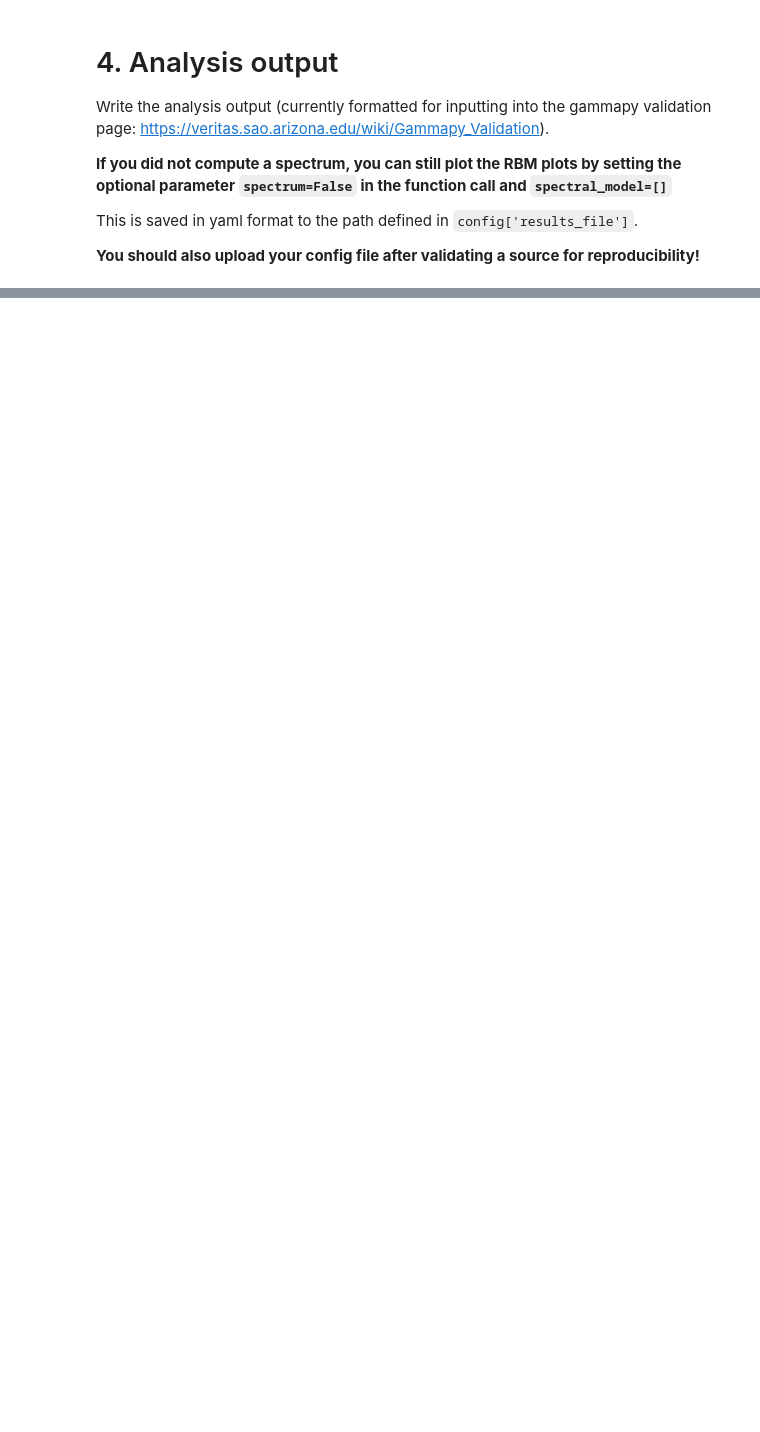
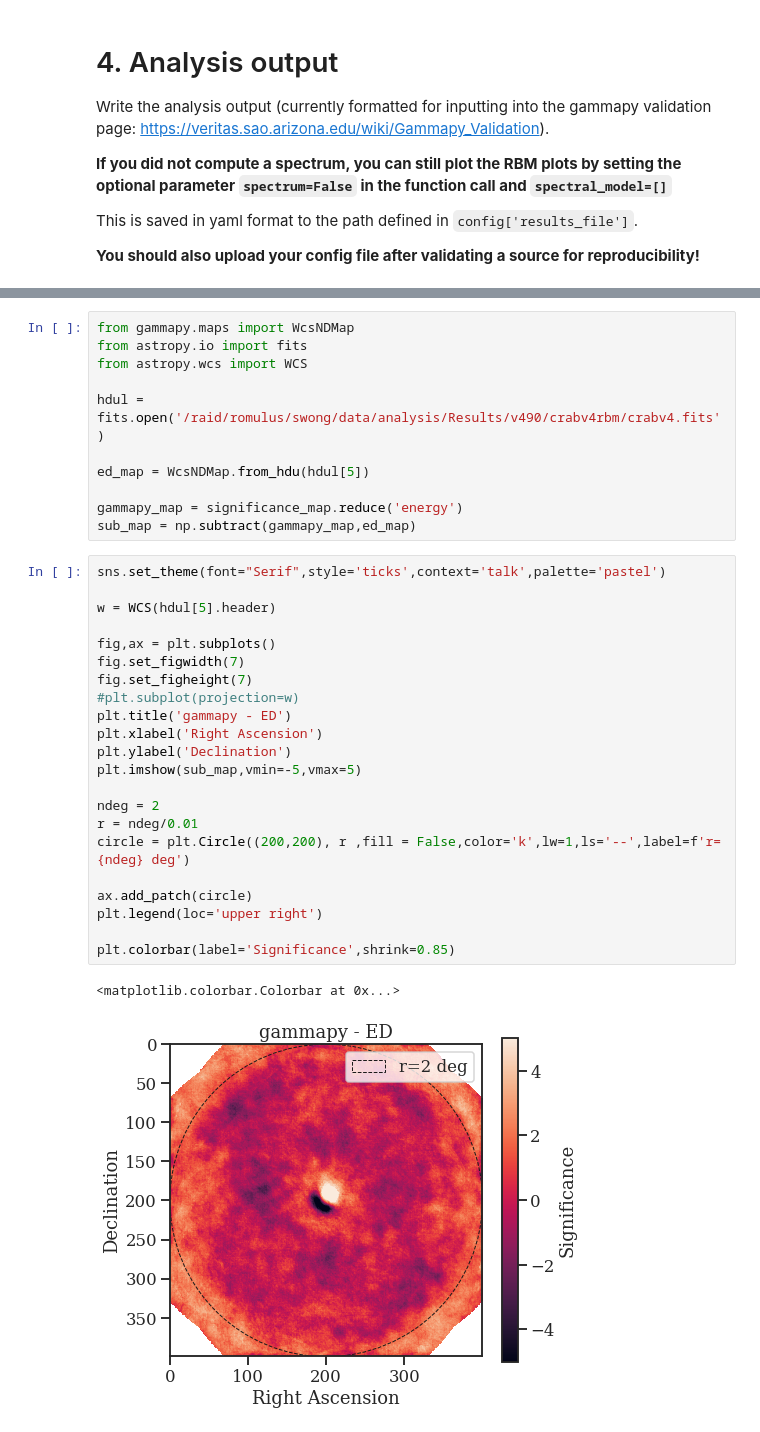
Before and after one commit to VERITAS-Observatory/gammapy-tools, a Jupyter notebook: examples/analysis_notebook.ipynb, the cells around one changed output, grey strips where cells are left out. Saved outputs shown, nothing was run; the diff lists cells and outputs as text; blank space fills up the shorter version.

```diff
--- a/examples/analysis_notebook.ipynb
+++ b/examples/analysis_notebook.ipynb
@@ -238,0 +323,36 @@ index_err : 0.06
+# %%
+from gammapy.maps import WcsNDMap
+from astropy.io import fits
+from astropy.wcs import WCS
+
+hdul = fits.open('/raid/romulus/swong/data/analysis/Results/v490/crabv4rbm/crabv4.fits')
+
+ed_map = WcsNDMap.from_hdu(hdul[5])
+
+gammapy_map = significance_map.reduce('energy')
+sub_map = np.subtract(gammapy_map,ed_map)
+# %%
+sns.set_theme(font="Serif",style='ticks',context='talk',palette='pastel')
+
+w = WCS(hdul[5].header)
+
+fig,ax = plt.subplots()
+fig.set_figwidth(7)
+fig.set_figheight(7)
+#plt.subplot(projection=w)
+plt.title('gammapy - ED')
+plt.xlabel('Right Ascension')
+plt.ylabel('Declination')
+plt.imshow(sub_map,vmin=-5,vmax=5)
+
+ndeg = 2
+r = ndeg/0.01
+circle = plt.Circle((200,200), r ,fill = False,color='k',lw=1,ls='--',label=f'r={ndeg} deg')
+
+ax.add_patch(circle)
+plt.legend(loc='upper right')
+
+plt.colorbar(label='Significance',shrink=0.85)
+# %% [output]
+<matplotlib.colorbar.Colorbar at 0x...>
+[figure, added]
```
Also changed, not shown: parts of 19 cells of this notebook, 1 other file.
